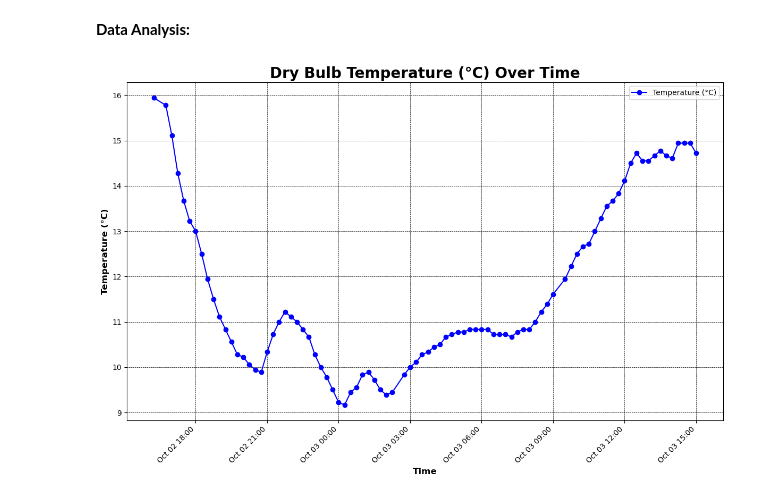
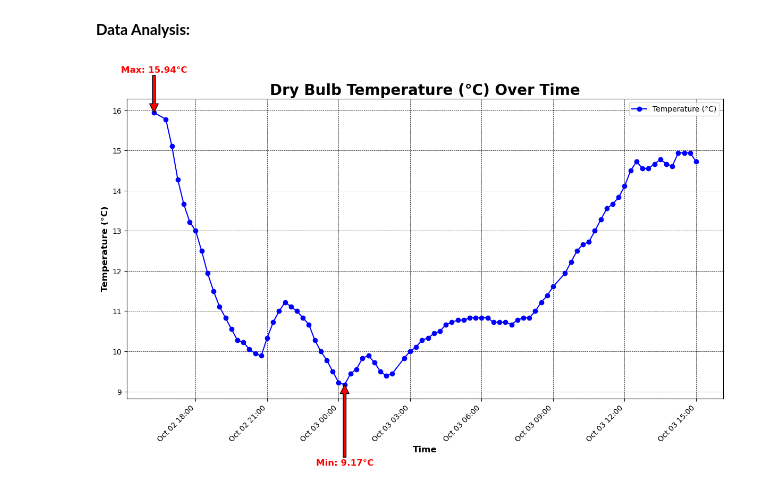
Before and after one commit to L-g00438909/PFDA_assignments, a Jupyter notebook: assignment2_weather.ipynb, the cells around one changed output. Drawn from its saved outputs; the diff is of its cells as text; code cells hidden in the pictures.

Commit message:
added annotation

```diff
--- a/assignment2_weather.ipynb
+++ b/assignment2_weather.ipynb
@@ -89,35 +89,60 @@ df['reportStartDateTime'] = pd.to_datetime(df['reportStartDateTime'])
 fig, ax = plt.subplots(figsize=(12, 8))
 
 x = df["reportStartDateTime"]   # x-axis values
 y = df["dryBulbTemperature_Celsius"]  # y-axis values
 
 # Create the plot
-ax.plot(x, y, marker='o', color='blue', label="Temperature (°C)")  # marker is the shape of the data points.
+ax.plot(x, y, marker='o', color='b', label="Temperature (°C)")  # marker is the shape of the data points.
 
 # Set the date format for the x-axis labels
 ax.xaxis.set_major_formatter(DateFormatter("%b %d %H:%M"))         # %b is the month, %d is the day, %H is the hour, %M is the minute.
 
 # Rotate and align the x-axis labels
 plt.xticks(rotation=45, ha='right') #xticks are the x-axis labels. ha is the horizontal alignment.
 
 # Add a title and labels
 ax.set_title("Dry Bulb Temperature (°C) Over Time", fontsize=20, fontweight='bold', color='black')
 ax.set_xlabel("Time", fontsize=12, fontweight='bold', color='black')
 ax.set_ylabel("Temperature (°C)", fontsize=12, fontweight='bold', color='black')
 
+
+max_temp = y.max()
+min_temp = y.min()
+max_time = x[y.idxmax()] # time of the maximum temperature
+min_time = x[y.idxmin()] # time of the minimum temperature
+
+# Format the max and min temperatures to 2 decimal places
+max_temp_str = f"{max_temp:.2f}"
+min_temp_str = f"{min_temp:.2f}"
+
+# Annotate the maximum temperature with 2 decimal places
+ax.annotate(f"Max: {max_temp_str}°C",
+            xy=(max_time, max_temp),
+            xytext=(max_time, max_temp + 1),  # Position the annotation above the max point. +1 is the distance from the point.
+            arrowprops=dict(facecolor='red'),
+            fontsize=12, color='red',fontweight='bold', ha='center')
+
+# Annotate the minimum temperature with 2 decimal places
+ax.annotate(f"Min: {min_temp_str}°C",
+            xy=(min_time, min_temp),
+            xytext=(min_time, min_temp - 2),  # Position the annotation below the min point. -2 is the distance from the point.
+            arrowprops=dict(facecolor='red'),
+            fontsize=12, color='red', fontweight='bold', ha='center')
+
+
 # Add a grid for better readability
 ax.grid(True, linestyle='--', color='black', linewidth=0.5)
 
 # Add a legend
 ax.legend()
 
 # Ensure everything fits well
 plt.tight_layout()
 
 # Show the plot
 plt.show()
 # %% [output]
-[figure, old version]
+[figure, new version]
 # %%
 # max temperature
 max_temp = df['dryBulbTemperature_Celsius'].max()
```
Also changed, not shown: parts of 2 cells of this notebook.
